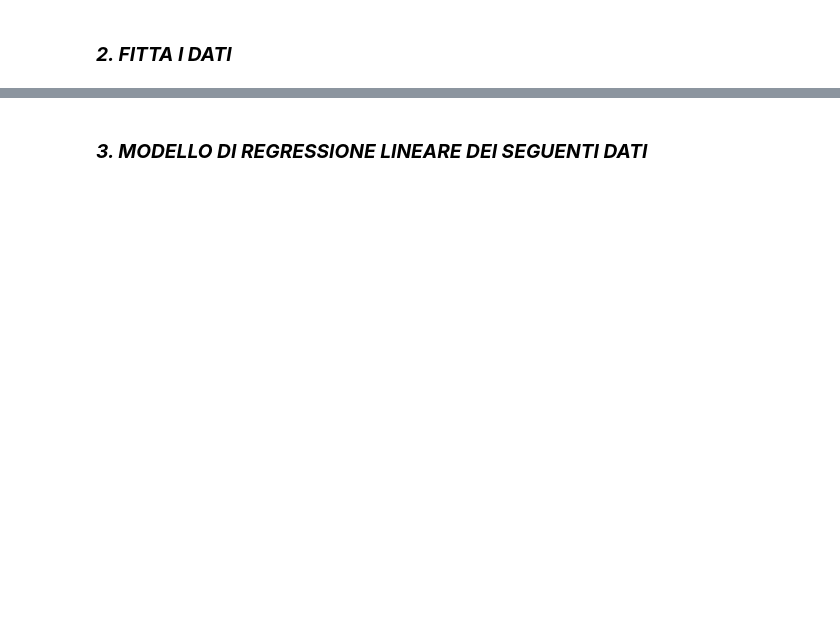
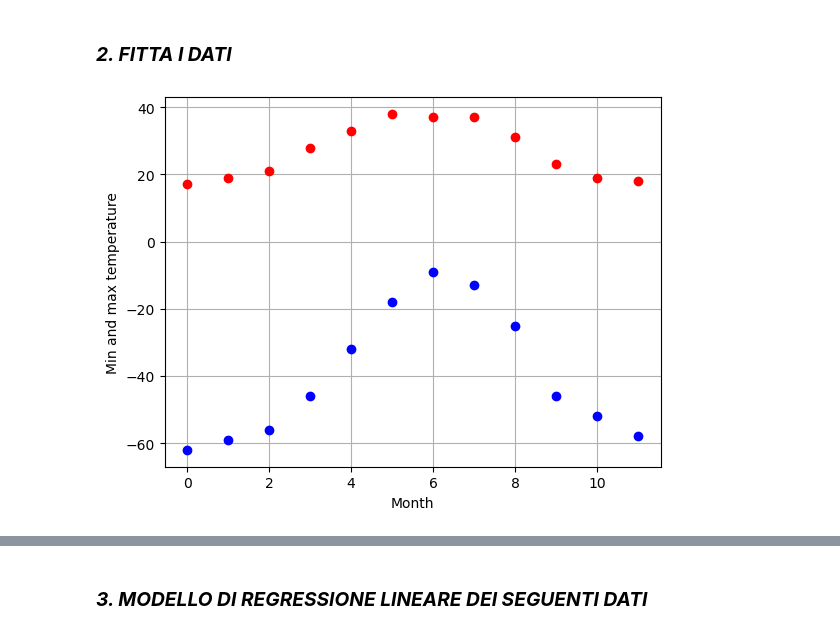
Before and after one commit to MatteoBarel57/programminglab2, a Jupyter notebook: Es6.ipynb, the cells around one changed output, grey strips where cells are left out. Cells and saved outputs as stored; diff of their text form; code cells hidden in the pictures; blank space fills up the shorter version.

```diff
--- a/Es6.ipynb
+++ b/Es6.ipynb
@@ -37,2 +37,19 @@ varianza = distribuzione.var()
 # %% [markdown]
 ### ***2. FITTA I DATI***
+# %%
+import numpy as np
+import matplotlib.pyplot as plt
+from model_optimise import FitTrendModel
+
+values_max = np.array([17, 19, 21, 28, 33, 38, 37, 37, 31, 23, 19, 18])
+values_min = np.array([-62, -59, -56, -46, -32, -18, -9, -13, -25, -46, -52, -58])
+months = np.arange(12)
+
+plt.plot(months, values_max, "ro")
+plt.plot(months,values_min, "bo")
+plt.xlabel("Month")
+plt.ylabel("Min and max temperature")
+plt.grid(True)
+plt.show()
+# %% [output]
+[figure, added]
```
Also changed, not shown: parts of 4 cells of this notebook.
